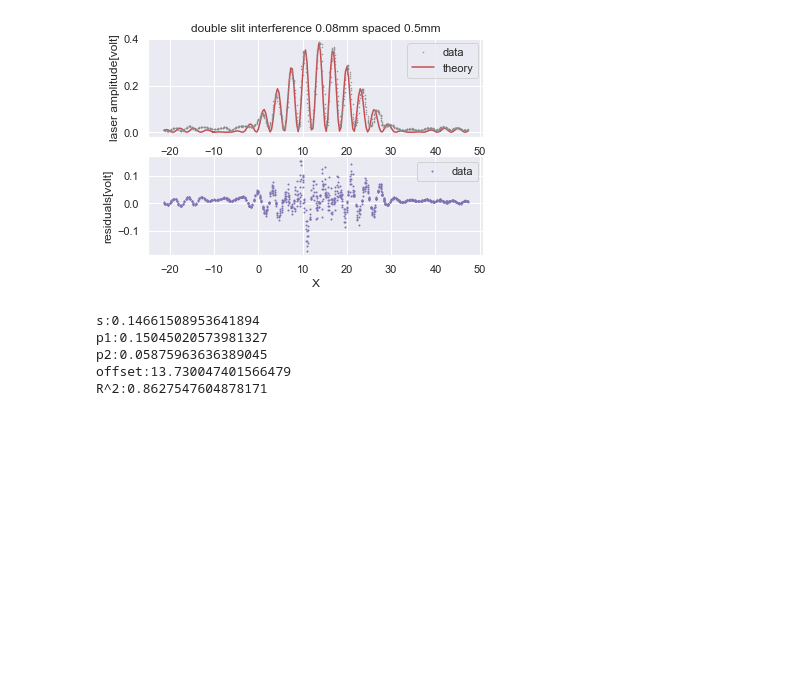
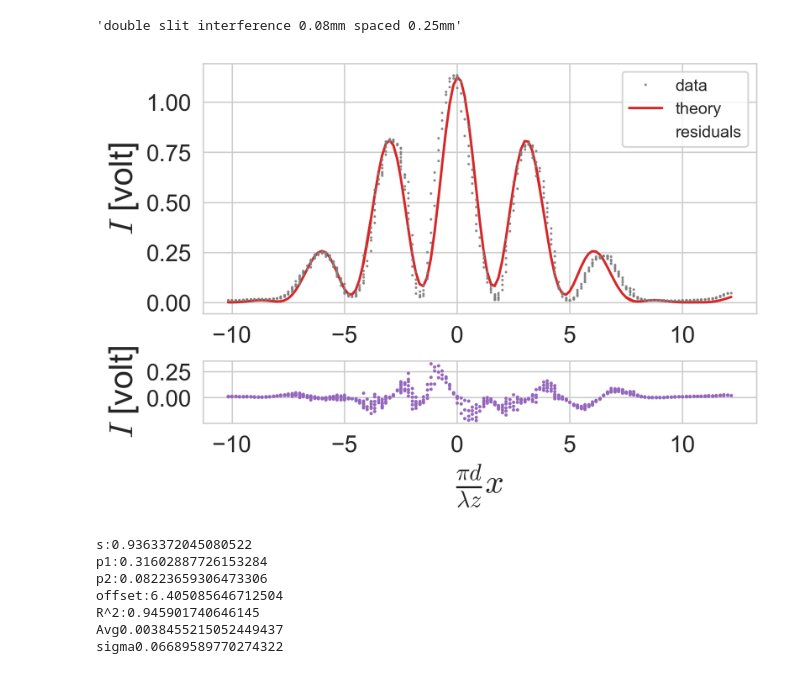
Before and after one commit to EdoMor/notebooks, a Jupyter notebook: alons double slit notebook.ipynb, the cells around one changed output. Cells and saved outputs as stored; diff of their text form; code cells hidden in the pictures; blank space fills up the shorter version.

```diff
--- a/alons double slit notebook.ipynb
+++ b/alons double slit notebook.ipynb
@@ -11,3 +11,11 @@ sbs.set()
+# %%
+plt.rcParams["mathtext.fontset"]='cm'
+plt.rcParams['axes.labelsize']= 20
+plt.rcParams['figure.dpi'] = 300
+plt.rc('xtick',labelsize=14)
+plt.rc('ytick',labelsize=14)
+plt.rcParams['figure.facecolor'] = 'white'
+sbs.set_style('whitegrid')
 # %%
 def model_integrate(xdata,model,s,p1,p2,of):
     ydata=np.zeros(len(xdata))
@@ -63,43 +204,55 @@ R^2:0.9478387650163375
 # %%
-pname=['s' ,'p1', 'p2', 'offset']
 z=0.855
 wl=(6.328*(10**(-7)))
 d=8.0e-5
-L=50.0e-5
+L=25.0e-5
 A=10
-offset = es.offset+15
+offset = es.offset+6.1
 s = (np.pi*L/(wl*z))*0.001*0.05
 a = (np.pi*L/(wl*z))
 p1=d/L
 p2=wl*z/(4*A*(L**2))
 
-data=es.read('exp1125/original parameters/double slit/0.08w 0.5s','sweep1.txt')
-r,c=[500,1950]
+
+
+data=es.read('exp1125/original parameters/double slit/0.08w 0.25s','sweep1.txt')
+r,c=[300,2100]
 xdata=z*np.tan(np.deg2rad((es.volt_to_angle(data['angle']))[int(c-r):int(c+r)]))
 xdata2=(np.pi*L/(wl*z))*xdata
 ydata=-data['power'][int(c-r):int(c+r)]
-plt.subplot(211)
-plt.plot(xdata2,ydata,'.',markersize=1,zorder=2,color=sbs.color_palette()[7])
+gs = gridspec.GridSpec(2, 1, height_ratios=[4, 1])
+gs.update(hspace=0.3)
+plt.subplots()
+plt.subplot(gs[0])
+vmax=np.where(ydata==max(ydata))
+x=xdata2[vmax]
+plt.plot(xdata2-x,ydata,'.',markersize=1,zorder=2,color=sbs.color_palette()[7])
 popt, pcov=fit.curve_fit(newmodel,xdata2,ydata,[s, p1, p2 , offset],
                          bounds=((0,0      ,0     ,-np.inf),
-                                 ( s+0.01*s,np.inf,np.inf,np.inf)))
-plt.plot(xdata2,model_integrate(xdata2,es.double_slit_model,*popt),zorder=1,color=sbs.color_palette()[3])
-plt.legend(['data','theory'])
-plt.title('double slit interference 0.08mm spaced 0.5mm')
-plt.xlabel('X')
-plt.ylabel('laser amplitude[volt]')
-plt.subplot(212)
-plt.plot(xdata2,ydata-model_integrate(xdata2,es.double_slit_model,*popt),'.',markersize=2,zorder=2,color=sbs.color_palette()[4])
-plt.legend(['data','theory'])
-plt.xlabel('X')
-plt.ylabel('residuals[volt]')
+                                 ( 2,np.inf,np.inf,np.inf)))
+plt.plot(xdata2-x,newmodel(xdata2,*popt),zorder=1,color=sbs.color_palette()[3])
+plt.plot(2,0,'.',markersize=0.01,zorder=2,color=sbs.color_palette()[4])
+plt.legend(['data','theory','residuals'])
+display('double slit interference 0.08mm spaced 0.25mm')
+plt.ylabel(r'$I$ [volt]')
+plt.subplot(gs[1])
+plt.plot(xdata2-x,ydata-newmodel(xdata2,*popt),'.',markersize=2,zorder=2,color=sbs.color_palette()[4])
+plt.xlabel(r'$\frac{\pi d}{\lambda z}x$')
+plt.ylabel(r'$I$ [volt]')
 plt.show()
 for i in range(len(popt)): print(pname[i]+':'+str(popt[i]))
 print('R^2:'+str(es.Rsquared(xdata2,ydata,newmodel,popt)))
+Avg=np.average(ydata-newmodel(xdata2,*popt))
+sigma=np.std(ydata-newmodel(xdata2,*popt))
+print('Avg'+str(Avg))
+print('sigma'+str(sigma))
 # %% [output]
+'double slit interference 0.08mm spaced 0.25mm'
-[figure, old version]
+[figure, new version]
-s:0.14661508953641894
-p1:0.15045020573981327
-p2:0.05875963636389045
-offset:13.730047401566479
-R^2:0.8627547604878171
+s:0.9363372045080522
+p1:0.31602887726153284
+p2:0.08223659306473306
+offset:6.405085646712504
+R^2:0.945901740646145
+Avg0.0038455215052449437
+sigma0.06689589770274322
```
Also changed, not shown: parts of 9 cells of this notebook, 1 other file.
